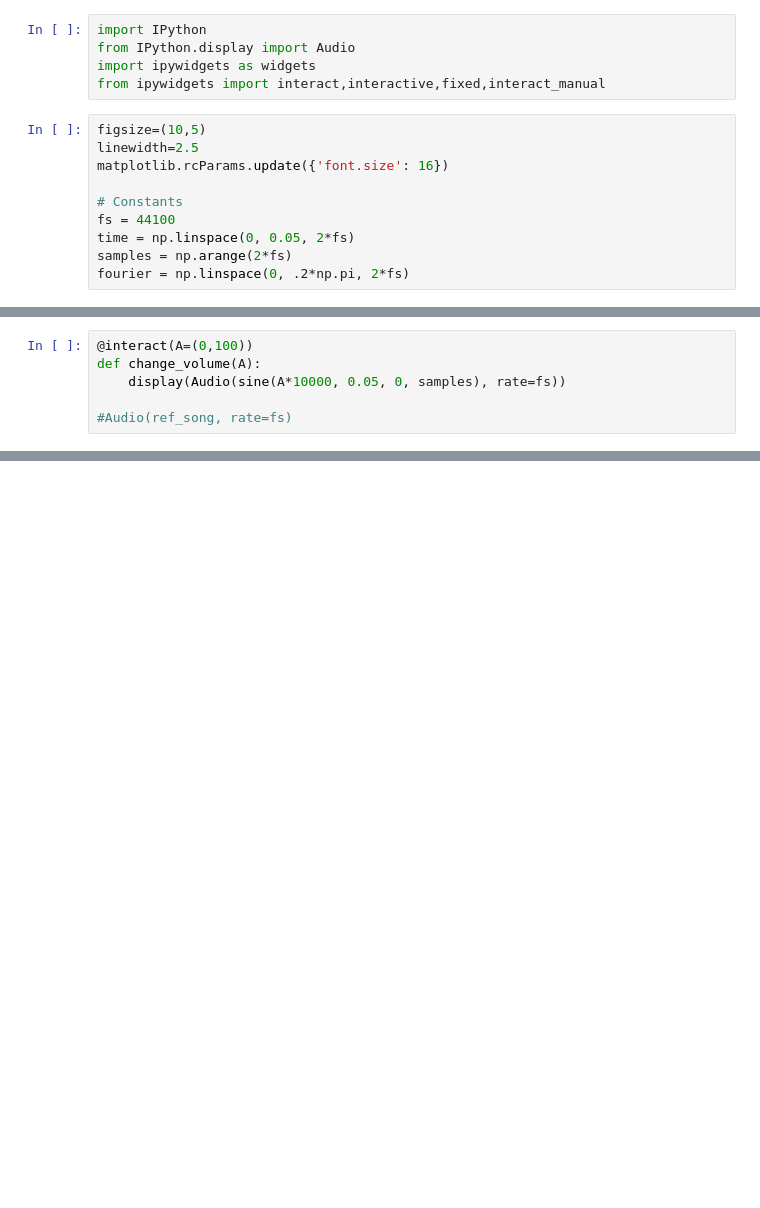
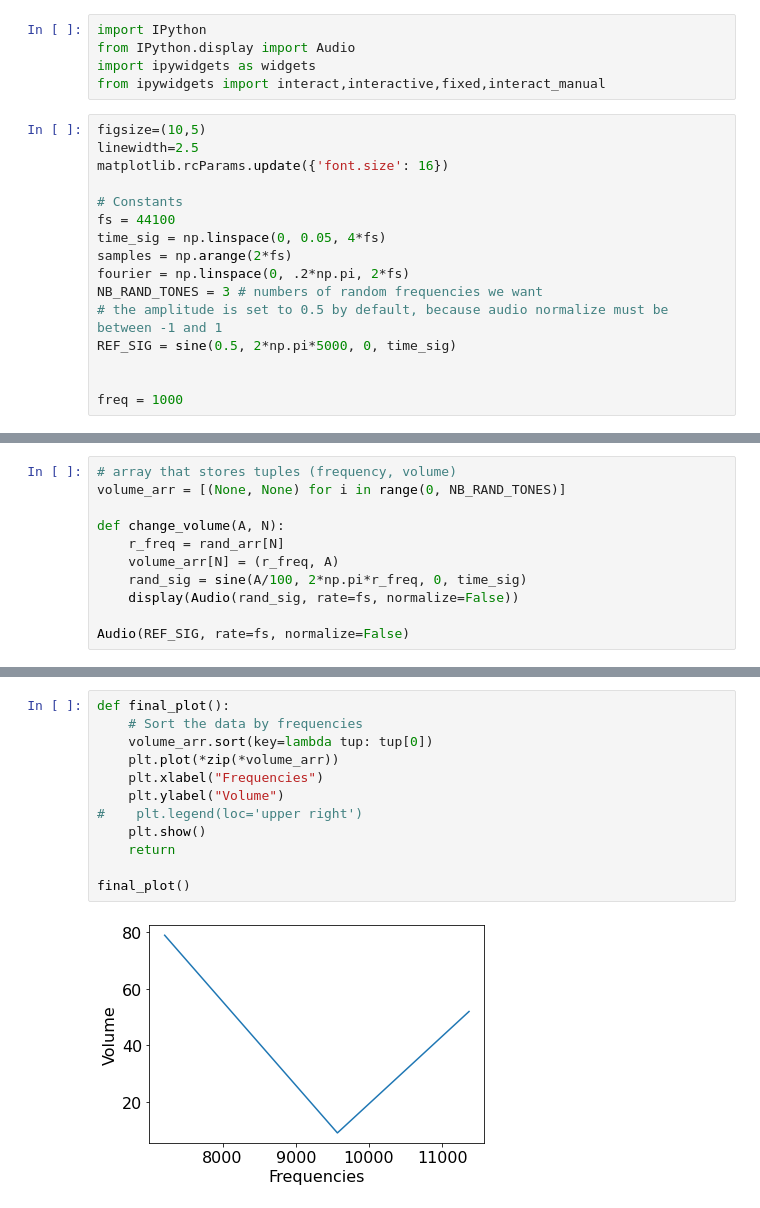
Before and after one commit to seboll13/ComputersAndMusic_Projects, a Jupyter notebook: SoundMeter.ipynb, the cells around one changed output, grey strips where cells are left out. Cells and saved outputs as stored; diff of their text form; blank space fills up the shorter version.

```diff
--- a/SoundMeter.ipynb
+++ b/SoundMeter.ipynb
@@ -15,9 +15,15 @@ matplotlib.rcParams.update({'font.size': 16})
 
 # Constants
 fs = 44100
-time = np.linspace(0, 0.05, 2*fs)
+time_sig = np.linspace(0, 0.05, 4*fs)
 samples = np.arange(2*fs)
 fourier = np.linspace(0, .2*np.pi, 2*fs)
+NB_RAND_TONES = 3 # numbers of random frequencies we want
+# the amplitude is set to 0.5 by default, because audio normalize must be between -1 and 1
+REF_SIG = sine(0.5, 2*np.pi*5000, 0, time_sig)
+
+
+freq = 1000
 # %%
 # Generate standard reference tone
 def sine(A, w, phi, n):
@@ -41,9 +56,14 @@ generate_reference_tone(False)
 [interactive output not drawn]
 # %%
-@interact(A=(0,100))
-def change_volume(A):
-    display(Audio(sine(A*10000, 0.05, 0, samples), rate=fs))
+# array that stores tuples (frequency, volume)
+volume_arr = [(None, None) for i in range(0, NB_RAND_TONES)]
 
-#Audio(ref_song, rate=fs)
+def change_volume(A, N):
+    r_freq = rand_arr[N]
+    volume_arr[N] = (r_freq, A)
+    rand_sig = sine(A/100, 2*np.pi*r_freq, 0, time_sig)
+    display(Audio(rand_sig, rate=fs, normalize=False))
+
+Audio(REF_SIG, rate=fs, normalize=False)
 # %% [output]
 [interactive output not drawn]
@@ -49,0 +87,14 @@ def change_volume(A):
+# %%
+def final_plot():
+    # Sort the data by frequencies
+    volume_arr.sort(key=lambda tup: tup[0])
+    plt.plot(*zip(*volume_arr))
+    plt.xlabel("Frequencies")
+    plt.ylabel("Volume")
+#    plt.legend(loc='upper right')
+    plt.show()
+    return
+
+final_plot()
+# %% [output]
+[figure, added]
```
Also changed, not shown: parts of 3 cells of this notebook.
